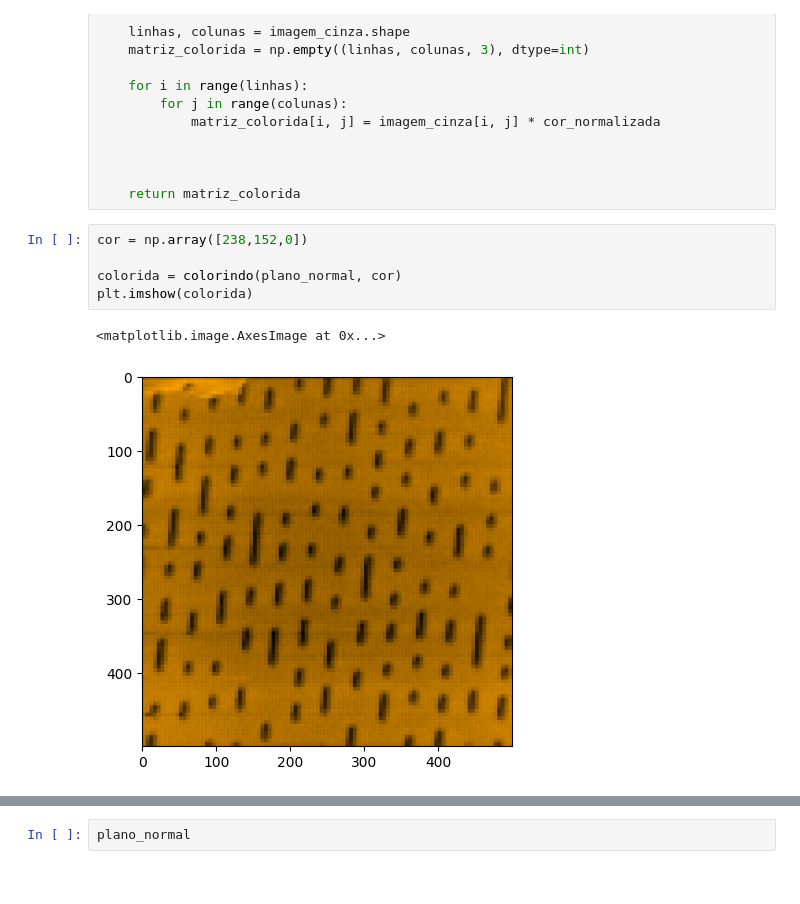
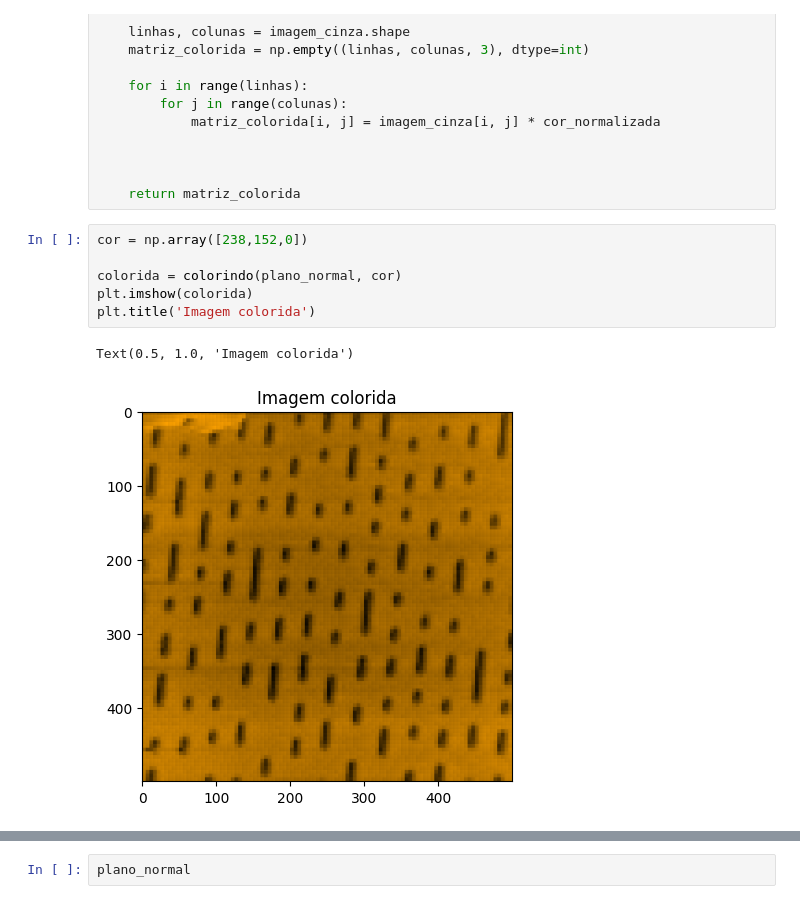
Before and after one commit to joseDavid23038/do_gwyddion_ao_python, a Jupyter notebook: Entendendo os mecanismos/Entendendo os mecanismo.ipynb, the cells around one changed output, grey strips where cells are left out. Drawn from its saved outputs; the diff is of its cells as text.

```diff
--- a/Entendendo os mecanismos/Entendendo os mecanismo.ipynb
+++ b/Entendendo os mecanismos/Entendendo os mecanismo.ipynb
@@ -101,8 +109,9 @@ def colorindo(imagem_cinza, matriz_cor):
 # %%
 cor = np.array([238,152,0])
 
 colorida = colorindo(plano_normal, cor)
 plt.imshow(colorida)
+plt.title('Imagem colorida')
 # %% [output]
-<matplotlib.image.AxesImage at 0x...>
+Text(0.5, 1.0, 'Imagem colorida')
-[figure, old version]
+[figure, new version]
```
Also changed, not shown: parts of 8 cells of this notebook.
